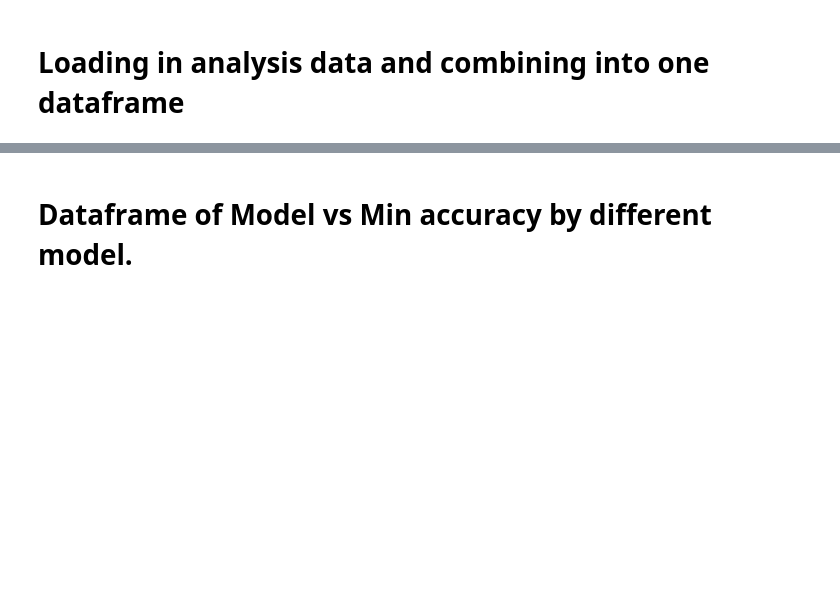
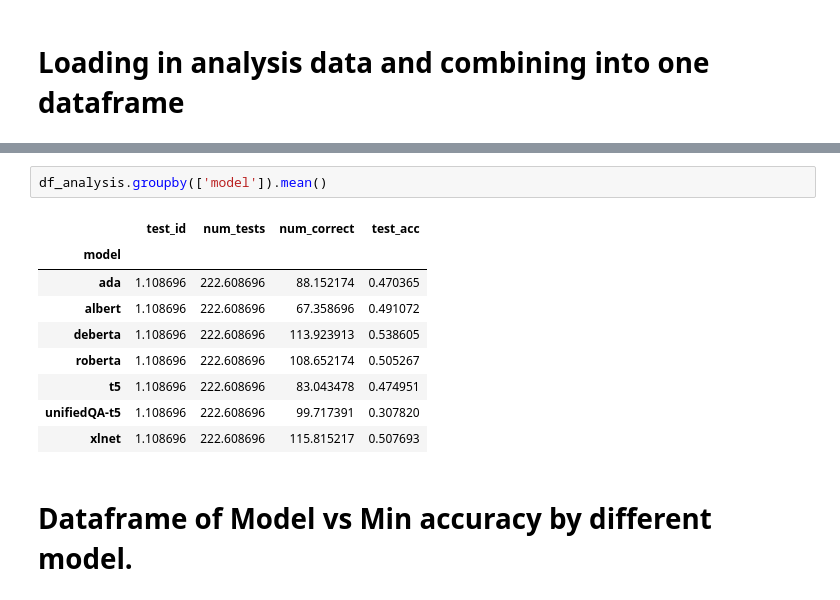
Before and after one commit to josephcappadona/spatialQA, a Jupyter notebook: notebooks/plot.ipynb, the cells around one changed output, grey strips where cells are left out. Cells and saved outputs as stored; diff of their text form; blank space fills up the shorter version.

```diff
--- a/notebooks/plot.ipynb
+++ b/notebooks/plot.ipynb
@@ -42,3 +41,15 @@ df_analysis.head(10)
+# %%
+df_analysis.groupby(['model']).mean()
+# %% [output]
+|  | test_id | num_tests | num_correct | test_acc |
+| model |  |  |  |  |
+| ada | 1.108696 | 222.608696 | 88.152174 | 0.470365 |
+| albert | 1.108696 | 222.608696 | 67.358696 | 0.491072 |
+| deberta | 1.108696 | 222.608696 | 113.923913 | 0.538605 |
+| roberta | 1.108696 | 222.608696 | 108.652174 | 0.505267 |
+| t5 | 1.108696 | 222.608696 | 83.043478 | 0.474951 |
+| unifiedQA-t5 | 1.108696 | 222.608696 | 99.717391 | 0.307820 |
+| xlnet | 1.108696 | 222.608696 | 115.815217 | 0.507693 |
 # %% [markdown]
 # Dataframe of Model vs Min accuracy by different model.
 # %%
```
Also changed, not shown: parts of 16 cells of this notebook.
